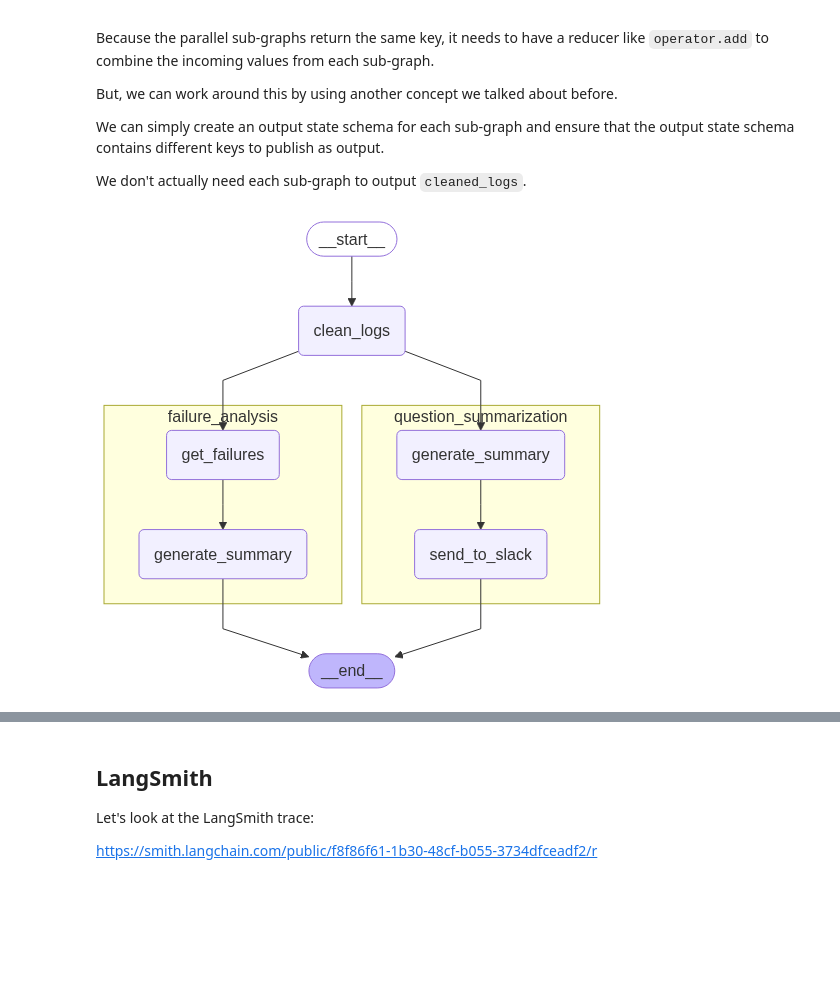
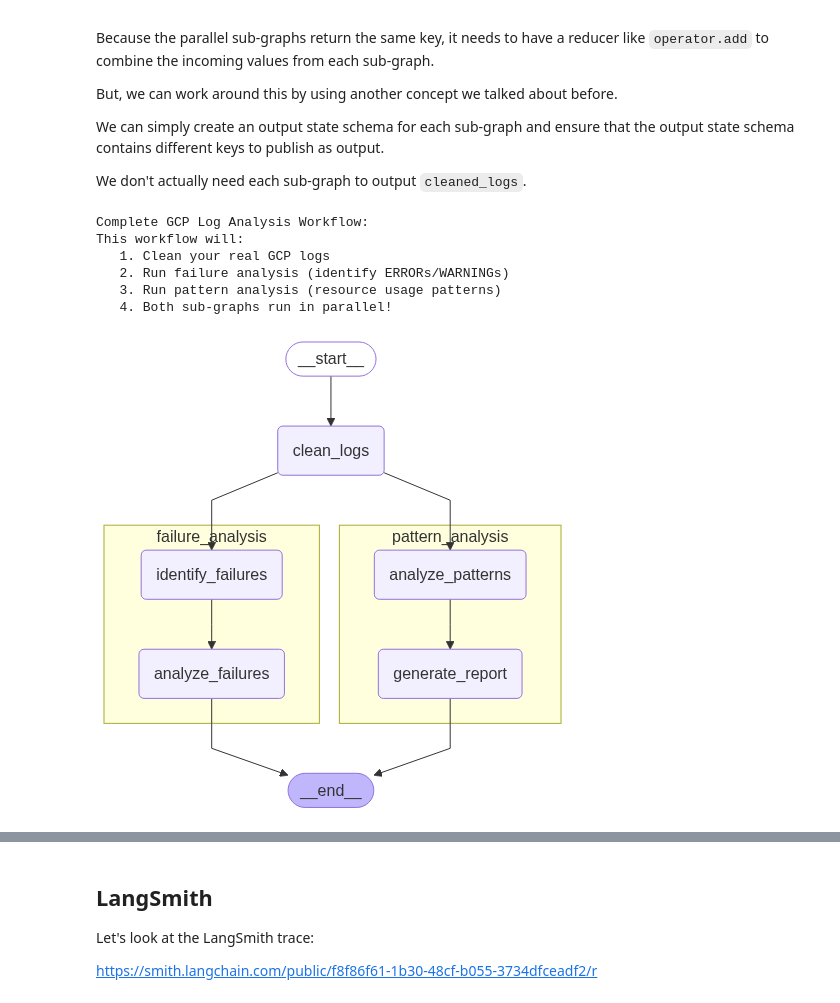
Before and after one commit to Justingw/log-analysis-demo, a Jupyter notebook: sub-graph.ipynb, the cells around one changed output, grey strips where cells are left out. Drawn from its saved outputs; the diff is of its cells as text; code cells hidden in the pictures; blank space fills up the shorter version.

Commit message:
feat: created a log summary bot

```diff
--- a/sub-graph.ipynb
+++ b/sub-graph.ipynb
@@ -770,38 +567,74 @@ We can simply create an output state schema for each sub-graph and ensure that t
 
 We don't actually need each sub-graph to output `cleaned_logs`.
 # %%
-# Entry Graph
-class EntryGraphState(TypedDict):
+# GCP Log Analysis Entry Graph
+class GCPLogAnalysisState(TypedDict):
     raw_logs: List[Log]
     cleaned_logs: List[Log]
-    fa_summary: str # This will only be generated in the FA sub-graph
-    report: str # This will only be generated in the QS sub-graph
-    processed_logs:  Annotated[List[int], add] # This will be generated in BOTH sub-graphs
+    failure_summary: str # From failure analysis sub-graph
+    pattern_report: str # From pattern analysis sub-graph
+    processed_logs: Annotated[List[str], add] # Combined from both sub-graphs
 
-def clean_logs(state):
-    # Get logs
+def clean_gcp_logs(state):
+    """Clean and prepare GCP logs for analysis"""
     raw_logs = state["raw_logs"]
-    # Data cleaning raw_logs -> docs
+
+    # Basic cleaning - in a real implementation you might:
+    # - Filter out noise
+    # - Normalize timestamps
+    # - Enrich with additional metadata
+    # For now, we'll pass them through
     cleaned_logs = raw_logs
+
+    print(f"Cleaned {len(cleaned_logs)} GCP logs for analysis")
+    print(f"Log summary:")
+
+    # Show a quick summary of what we're processing
+    severities = {}
+    resources = {}
+    for log in cleaned_logs:
+        sev = log.get("severity", "unknown")
+        res = log.get("resource_type", "unknown")
+        severities[sev] = severities.get(sev, 0) + 1
+        resources[res] = resources.get(res, 0) + 1
+
+    print(f"   Severities: {dict(severities)}")
+    print(f"   Resources: {dict(resources)}")
+
     return {"cleaned_logs": cleaned_logs}
 
-entry_builder = StateGraph(EntryGraphState)
-entry_builder.add_node("clean_logs", clean_logs)
-entry_builder.add_node("question_summarization", qs_builder.compile())
-entry_builder.add_node("failure_analysis", fa_builder.compile())
+# Build the main GCP log analysis workflow
+gcp_entry_builder = StateGraph(GCPLogAnalysisState)
+gcp_entry_builder.add_node("clean_logs", clean_gcp_logs)
+gcp_entry_builder.add_node("failure_analysis", gcp_failure_graph)
+gcp_entry_builder.add_node("pattern_analysis", gcp_pattern_graph)
 
-entry_builder.add_edge(START, "clean_logs")
-entry_builder.add_edge("clean_logs", "failure_analysis")
-entry_builder.add_edge("clean_logs", "question_summarization")
-entry_builder.add_edge("failure_analysis", END)
-entry_builder.add_edge("question_summarization", END)
+# Connect the workflow
+gcp_entry_builder.add_edge(START, "clean_logs")
+gcp_entry_builder.add_edge("clean_logs", "failure_analysis")
+gcp_entry_builder.add_edge("clean_logs", "pattern_analysis")
+gcp_entry_builder.add_edge("failure_analysis", END)
+gcp_entry_builder.add_edge("pattern_analysis", END)
 
-graph = entry_builder.compile()
+# Compile the complete GCP log analysis graph
+gcp_analysis_graph = gcp_entry_builder.compile()
 
-from IPython.display import Image, display
+print("Complete GCP Log Analysis Workflow:")
+print("This workflow will:")
+print("   1. Clean your real GCP logs")
+print("   2. Run failure analysis (identify ERRORs/WARNINGs)")
+print("   3. Run pattern analysis (resource usage patterns)")
+print("   4. Both sub-graphs run in parallel!")
+print()
 
-# Setting xray to 1 will show the internal structure of the nested graph
-display(Image(graph.get_graph(xray=1).draw_mermaid_png()))
+# Setting xray to 1 will show the internal structure of the nested sub-graphs
+display(Image(gcp_analysis_graph.get_graph(xray=1).draw_mermaid_png()))
 # %% [output]
+Complete GCP Log Analysis Workflow:
+This workflow will:
+   1. Clean your real GCP logs
+   2. Run failure analysis (identify ERRORs/WARNINGs)
+   3. Run pattern analysis (resource usage patterns)
+   4. Both sub-graphs run in parallel!
-[figure, old version]
+[figure, new version]
 # %%
```
Also changed, not shown: parts of 19 cells of this notebook, 11 other files.
